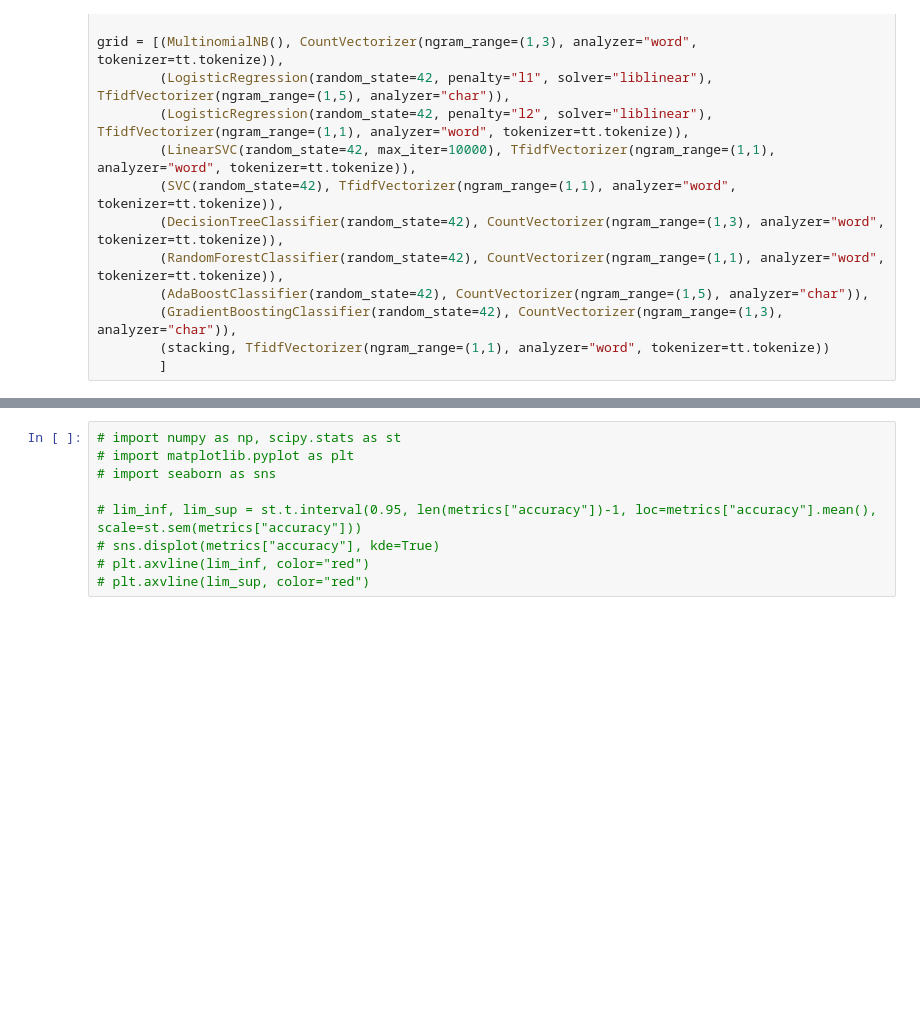
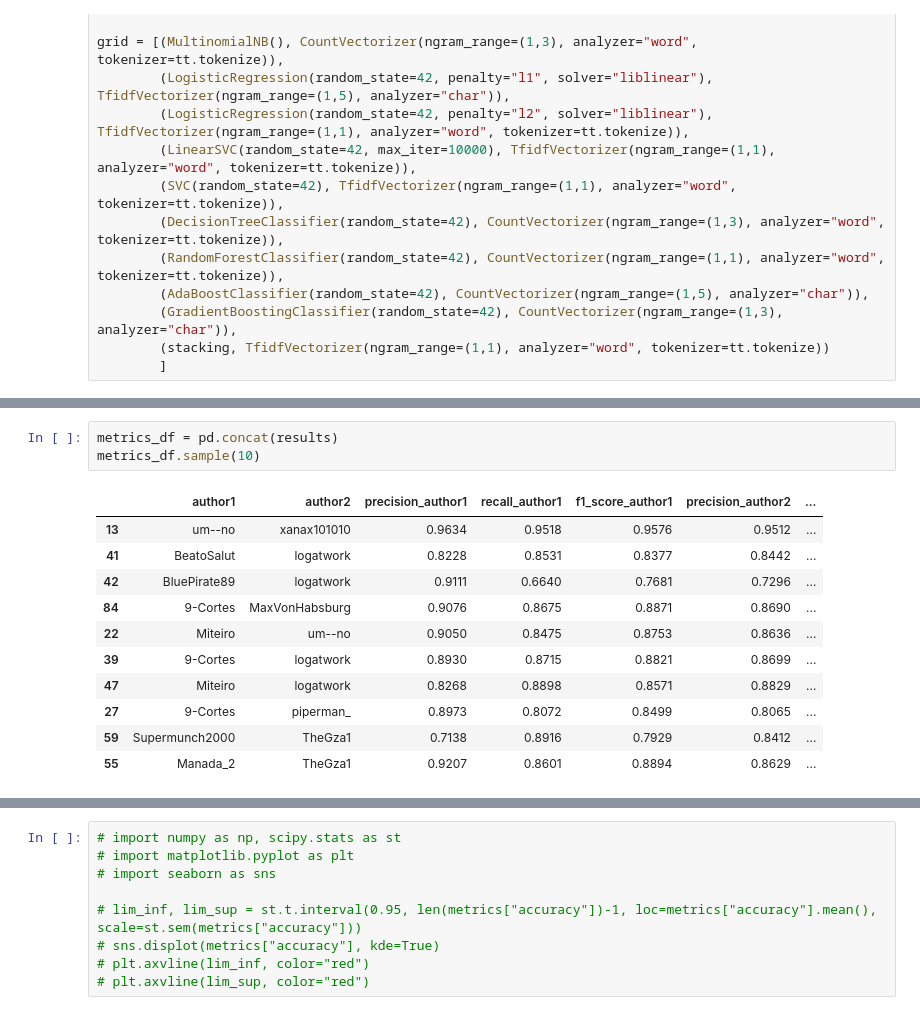
Before and after one commit to matiasvinicius/reddit-in-portuguese, a Jupyter notebook: notebooks/analysis/analysis.ipynb, the cells around one changed output, grey strips where cells are left out. Drawn from its saved outputs; the diff is of its cells as text; blank space fills up the shorter version.

```diff
--- a/notebooks/analysis/analysis.ipynb
+++ b/notebooks/analysis/analysis.ipynb
@@ -73,0 +87,15 @@ KeyboardInterrupt:
+# %%
+metrics_df = pd.concat(results)
+metrics_df.sample(10)
+# %% [output]
+|  | author1 | author2 | precision_author1 | recall_author1 | f1_score_author1 | precision_author2 | ... |
+| 13 | um--no | xanax101010 | 0.9634 | 0.9518 | 0.9576 | 0.9512 | ... |
+| 41 | BeatoSalut | logatwork | 0.8228 | 0.8531 | 0.8377 | 0.8442 | ... |
+| 42 | BluePirate89 | logatwork | 0.9111 | 0.6640 | 0.7681 | 0.7296 | ... |
+| 84 | 9-Cortes | MaxVonHabsburg | 0.9076 | 0.8675 | 0.8871 | 0.8690 | ... |
+| 22 | Miteiro | um--no | 0.9050 | 0.8475 | 0.8753 | 0.8636 | ... |
+| 39 | 9-Cortes | logatwork | 0.8930 | 0.8715 | 0.8821 | 0.8699 | ... |
+| 47 | Miteiro | logatwork | 0.8268 | 0.8898 | 0.8571 | 0.8829 | ... |
+| 27 | 9-Cortes | piperman_ | 0.8973 | 0.8072 | 0.8499 | 0.8065 | ... |
+| 59 | Supermunch2000 | TheGza1 | 0.7138 | 0.8916 | 0.7929 | 0.8412 | ... |
+| 55 | Manada_2 | TheGza1 | 0.9207 | 0.8601 | 0.8894 | 0.8629 | ... |
```
Also changed, not shown: parts of 6 cells of this notebook, 1 other file.
